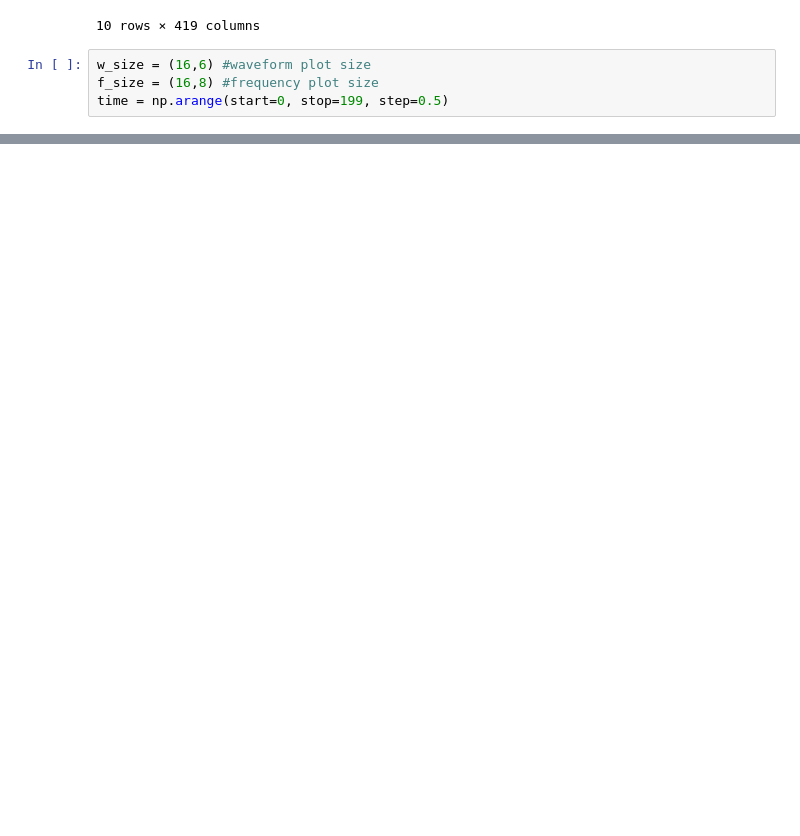
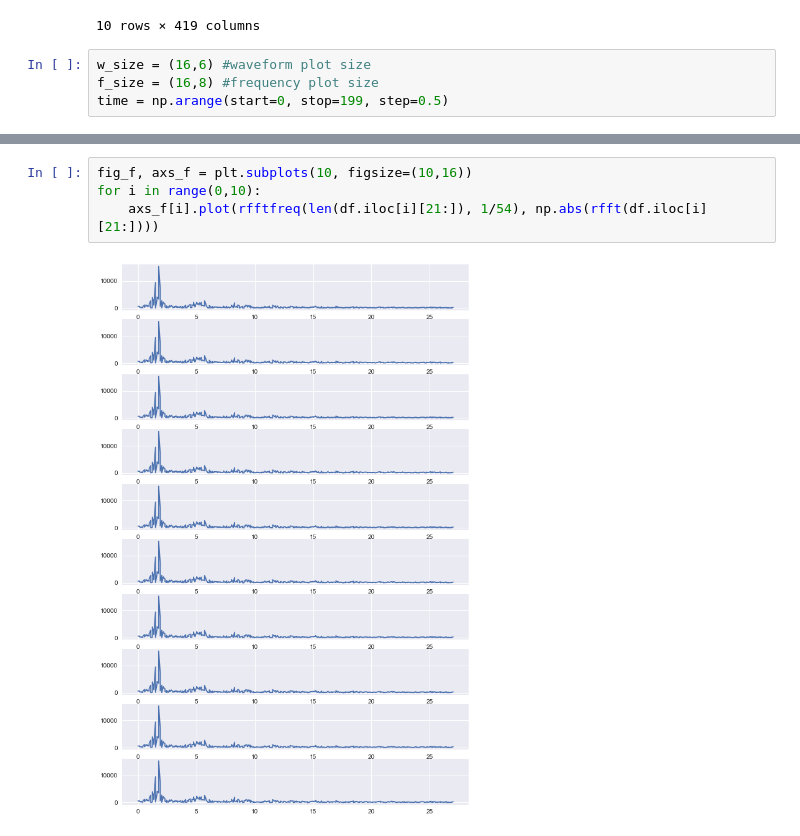
Before and after one commit to rohithandique/civil-major-project, a Jupyter notebook: Major Project.ipynb, the cells around one changed output, grey strips where cells are left out. Saved outputs shown, nothing was run; the diff lists cells and outputs as text; blank space fills up the shorter version.

```diff
--- a/Major Project.ipynb
+++ b/Major Project.ipynb
@@ -66,0 +46,6 @@ IndexError: index -2147483648 is out of bounds for axis 0 with size 1024
+# %%
+fig_f, axs_f = plt.subplots(10, figsize=(10,16))
+for i in range(0,10):
+    axs_f[i].plot(rfftfreq(len(df.iloc[i][21:]), 1/54), np.abs(rfft(df.iloc[i][21:])))
+# %% [output]
+[figure, added]
```
Also changed, not shown: parts of 7 cells of this notebook, 1 other file.
